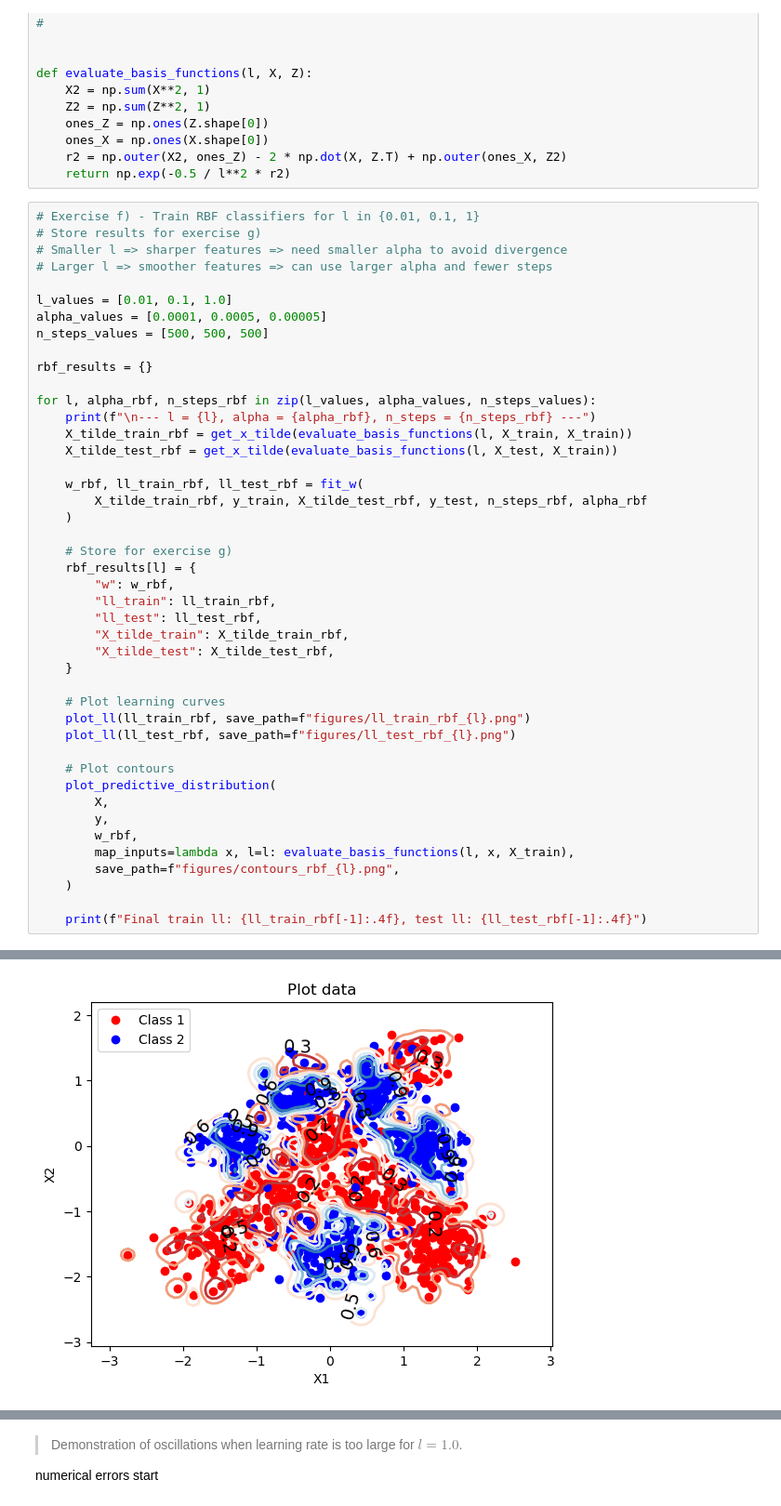
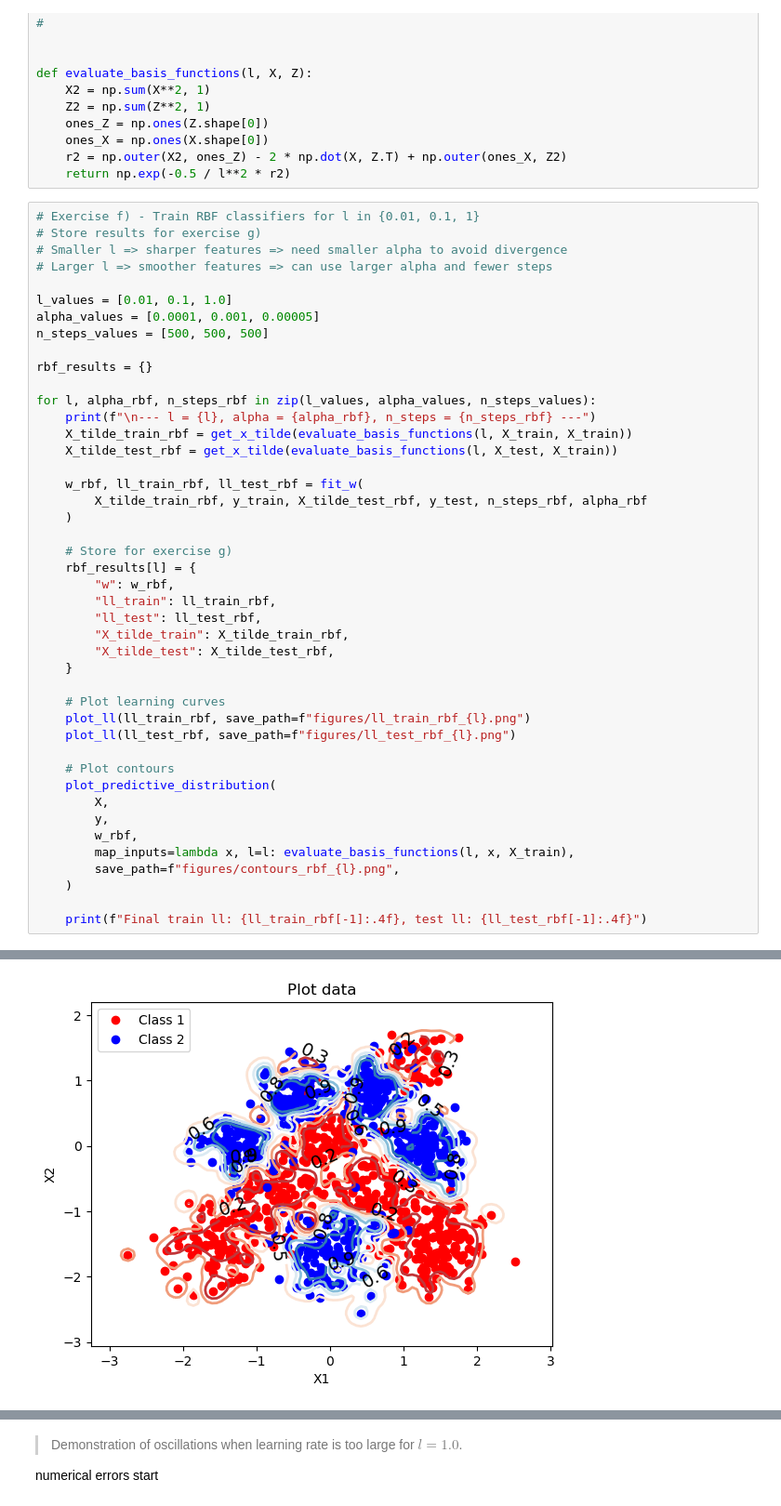
Before and after one commit to liuzihe02/iia, a Jupyter notebook: 3F8/coursework.ipynb, the cells around one changed output, grey strips where cells are left out. Shown at 93% size. Saved outputs shown, nothing was run; the diff lists cells and outputs as text.

```diff
--- a/3F8/coursework.ipynb
+++ b/3F8/coursework.ipynb
@@ -318,7 +318,7 @@ def evaluate_basis_functions(l, X, Z):
 # Larger l => smoother features => can use larger alpha and fewer steps
 
 l_values = [0.01, 0.1, 1.0]
-alpha_values = [0.0001, 0.0005, 0.00005]
+alpha_values = [0.0001, 0.001, 0.00005]
 n_steps_values = [500, 500, 500]
 
 rbf_results = {}
@@ -368 +368 @@ Final train ll: -0.7907, test ll: -0.6927
-[figure, old version]
+[figure, new version]
```
Also changed, not shown: parts of 4 cells of this notebook, 7 other files.
